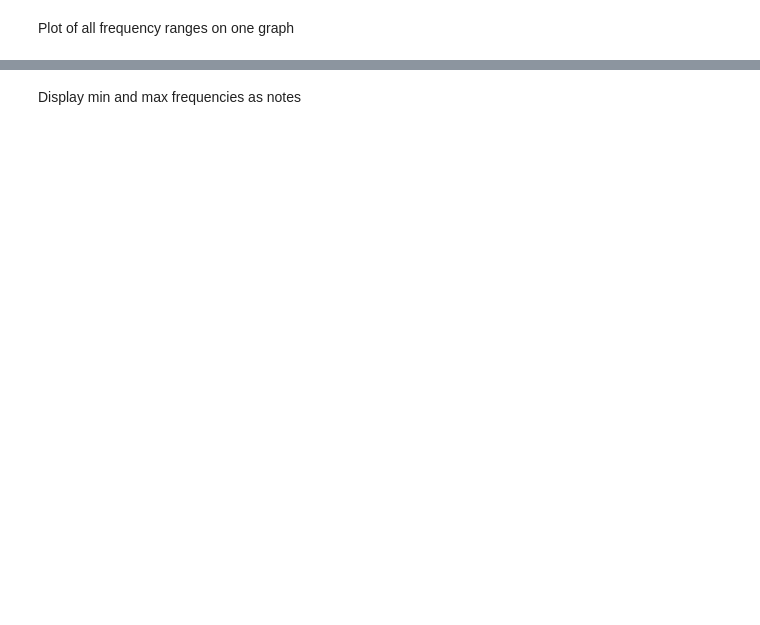
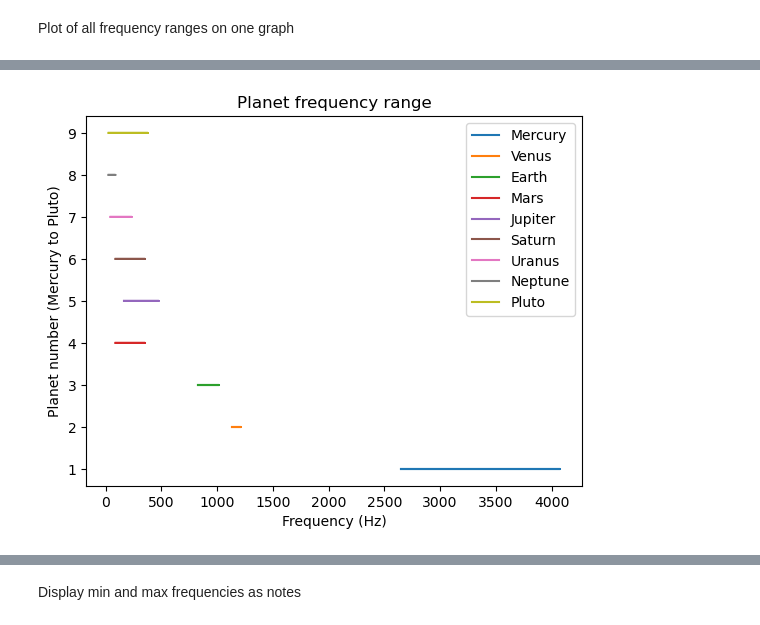
Before and after one commit to neil-power/music_of_the_spheres, a Jupyter notebook: group project.ipynb, the cells around one changed output, grey strips where cells are left out. Drawn from its saved outputs; the diff is of its cells as text; code cells hidden in the pictures; blank space fills up the shorter version.

```diff
--- a/group project.ipynb
+++ b/group project.ipynb
@@ -256,0 +293,11 @@ plt.show()
+# %%
+for i,planet in enumerate(Planets):
+    plt.plot(freq_total[i],np.full(np.size(freq_total[i]),i+1))
+
+plt.title("Planet frequency range")
+plt.ylabel("Planet number (Mercury to Pluto)")
+plt.xlabel("Frequency (Hz)")
+plt.legend(planet_names)
+plt.show()
+# %% [output]
+[figure, added]
```
Also changed, not shown: parts of 15 cells of this notebook.
